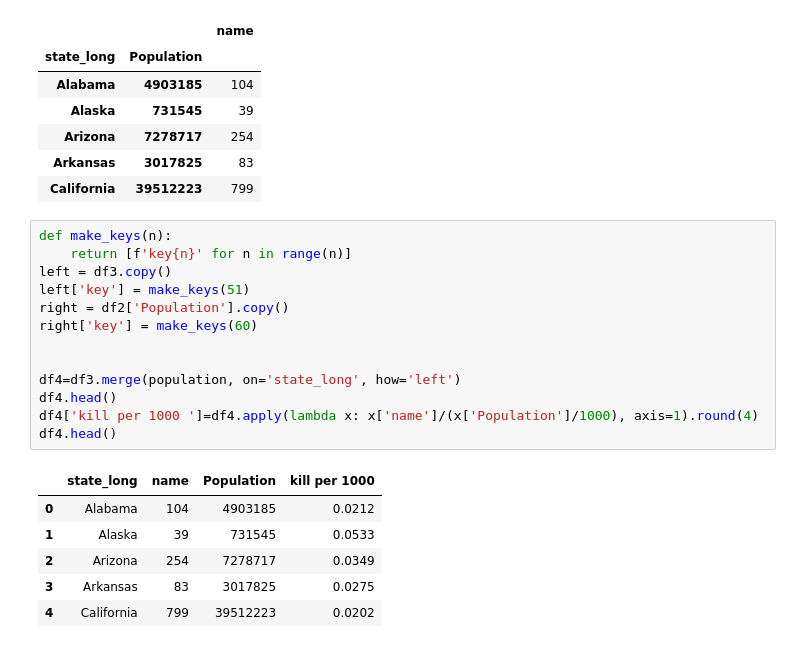
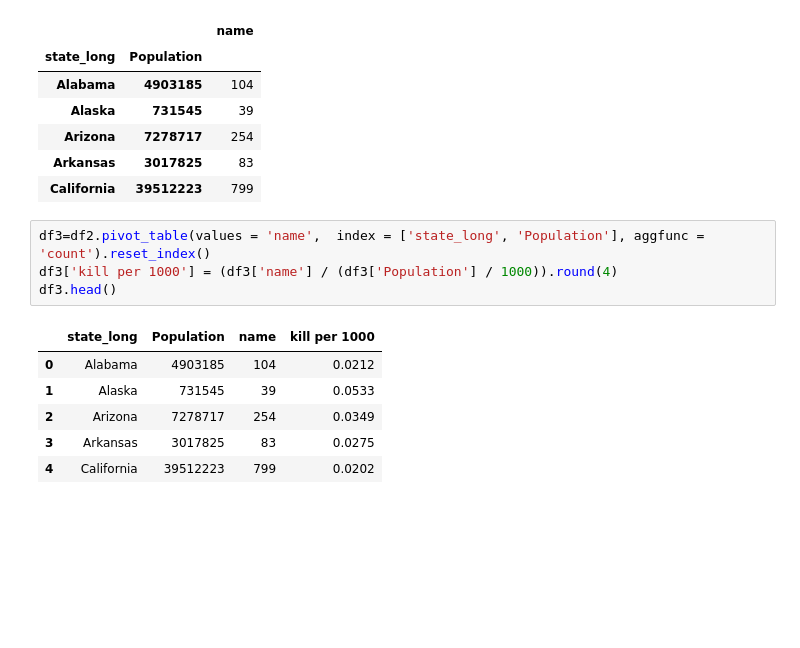
Before and after one commit to PiotrWitaszek/Crime, a Jupyter notebook: Crime.ipynb, the cells around one changed output. Drawn from its saved outputs; the diff is of its cells as text; blank space fills up the shorter version.

```diff
--- a/Crime.ipynb
+++ b/Crime.ipynb
@@ -139,23 +125,14 @@ df3.head()
 | Arizona | 7278717 | 254 |
 | Arkansas | 3017825 | 83 |
 | California | 39512223 | 799 |
-# %%
-def make_keys(n):
-    return [f'key{n}' for n in range(n)]
-left = df3.copy()
-left['key'] = make_keys(51)
-right = df2['Population'].copy()
-right['key'] = make_keys(60)
-
-
-df4=df3.merge(population, on='state_long', how='left')
-df4.head()
-df4['kill per 1000 ']=df4.apply(lambda x: x['name']/(x['Population']/1000), axis=1).round(4)
-df4.head()
-# %% [output]
-|  | state_long | name | Population | kill per 1000 |
-| 0 | Alabama | 104 | 4903185 | 0.0212 |
-| 1 | Alaska | 39 | 731545 | 0.0533 |
-| 2 | Arizona | 254 | 7278717 | 0.0349 |
-| 3 | Arkansas | 83 | 3017825 | 0.0275 |
-| 4 | California | 799 | 39512223 | 0.0202 |
+# %%
+df3=df2.pivot_table(values = 'name',  index = ['state_long', 'Population'], aggfunc = 'count').reset_index()
+df3['kill per 1000'] = (df3['name'] / (df3['Population'] / 1000)).round(4)
+df3.head()
+# %% [output]
+|  | state_long | Population | name | kill per 1000 |
+| 0 | Alabama | 4903185 | 104 | 0.0212 |
+| 1 | Alaska | 731545 | 39 | 0.0533 |
+| 2 | Arizona | 7278717 | 254 | 0.0349 |
+| 3 | Arkansas | 3017825 | 83 | 0.0275 |
+| 4 | California | 39512223 | 799 | 0.0202 |
```
Also changed, not shown: parts of 4 cells of this notebook.
